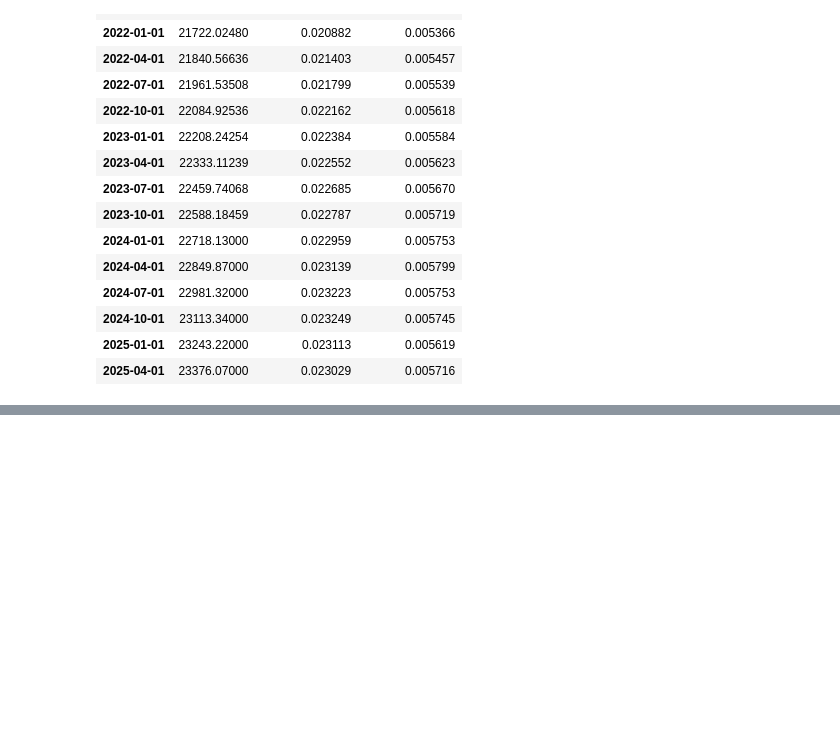
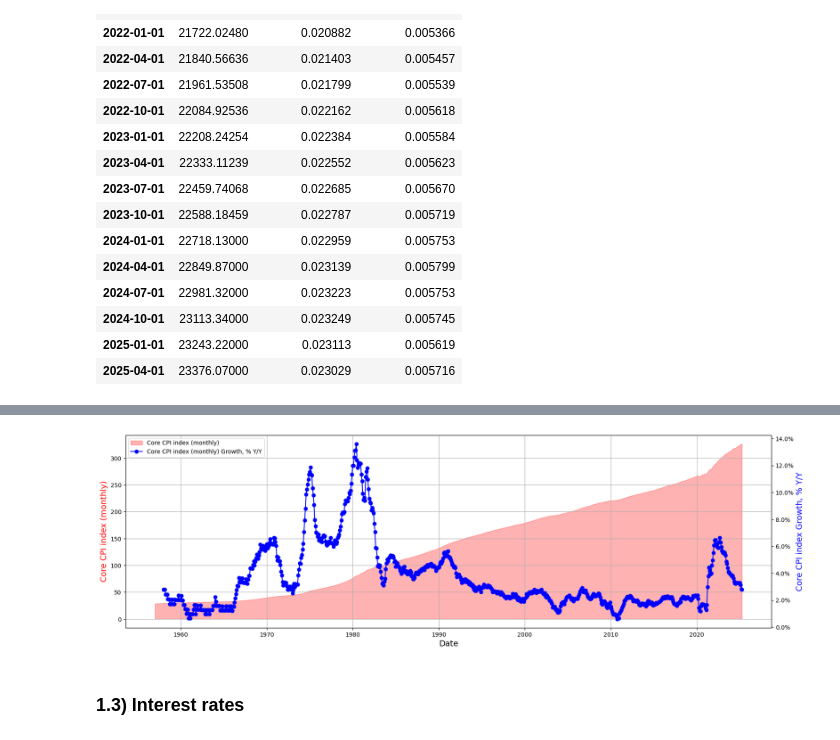
Before and after one commit to Pepe-alpa/Stock-Market-Analytics, a Jupyter notebook: 01-intro-and-data-sources/Module01_Data_Sources.ipynb, the cells around one changed output, grey strips where cells are left out. Saved outputs shown, nothing was run; the diff lists cells and outputs as text; code cells hidden in the pictures; blank space fills up the shorter version.

```diff
--- a/01-intro-and-data-sources/Module01_Data_Sources.ipynb
+++ b/01-intro-and-data-sources/Module01_Data_Sources.ipynb
@@ -106,0 +109,13 @@ plt.show()
+# %%
+# # "Core CPI index", MONTHLY
+# https://fred.stlouisfed.org/series/CPILFESL
+# The "Consumer Price Index for All Urban Consumers: All Items Less Food & Energy"
+# is an aggregate of prices paid by urban consumers for a typical basket of goods, excluding food and energy.
+# This measurement, known as "Core CPI," is widely used by economists because food and energy have very volatile prices
+
+cpilfesl = pdr.DataReader("CPILFESL", "fred", start=start)
+# %%
+cpilfesl['cpi_core_yoy'] = cpilfesl.CPILFESL / cpilfesl.CPILFESL.shift(12) - 1
+cpilfesl['cpi_core_mom'] = cpilfesl.CPILFESL / cpilfesl.CPILFESL.shift(1) - 1
+
+cpilfesl.tail(15)
@@ -106,0 +140,27 @@ plt.show()
+# %%
+fig, ax = plt.subplots(figsize=(20,6))
+plt.grid(True)
+
+# Plotting area under CPI
+ax.fill_between(cpilfesl.index, cpilfesl.CPILFESL, color="red", alpha=0.3, label="Core CPI index (monthly)")
+
+# Creating a secondary y-axis for CPI growth percentage
+ax2 = ax.twinx()
+ax2.yaxis.set_major_formatter(mtick.PercentFormatter(1.0))
+ax2.plot(cpilfesl.cpi_core_yoy, color="blue", marker="o", label="Core CPI index (monthly) Growth, % Y/Y")
+
+# Setting labels and title
+ax.set_xlabel("Date", fontsize=14)
+ax.set_ylabel("Core CPI index (monthly)", color="red", fontsize=14)
+ax2.set_ylabel("Core CPI index Growth, % Y/Y", color="blue", fontsize=14)
+
+# Adding Legend
+lines, labels = ax.get_legend_handles_labels()
+lines2, labels2 = ax2.get_legend_handles_labels()
+ax2.legend(lines + lines2, labels + labels2, loc='upper left')
+
+plt.show()
+# %% [output]
+[figure, added]
+# %% [markdown]
+### 1.3) Interest rates
```
Also changed, not shown: parts of 63 cells of this notebook, 3 other files.
